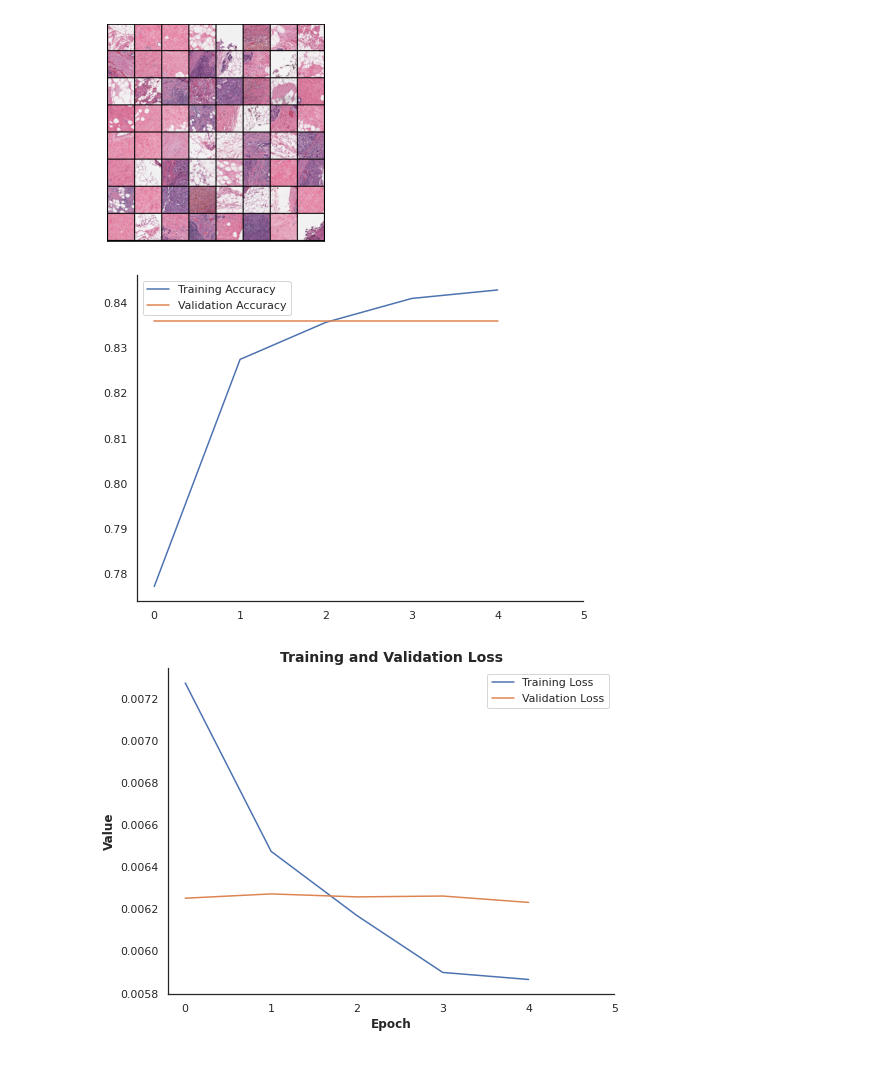
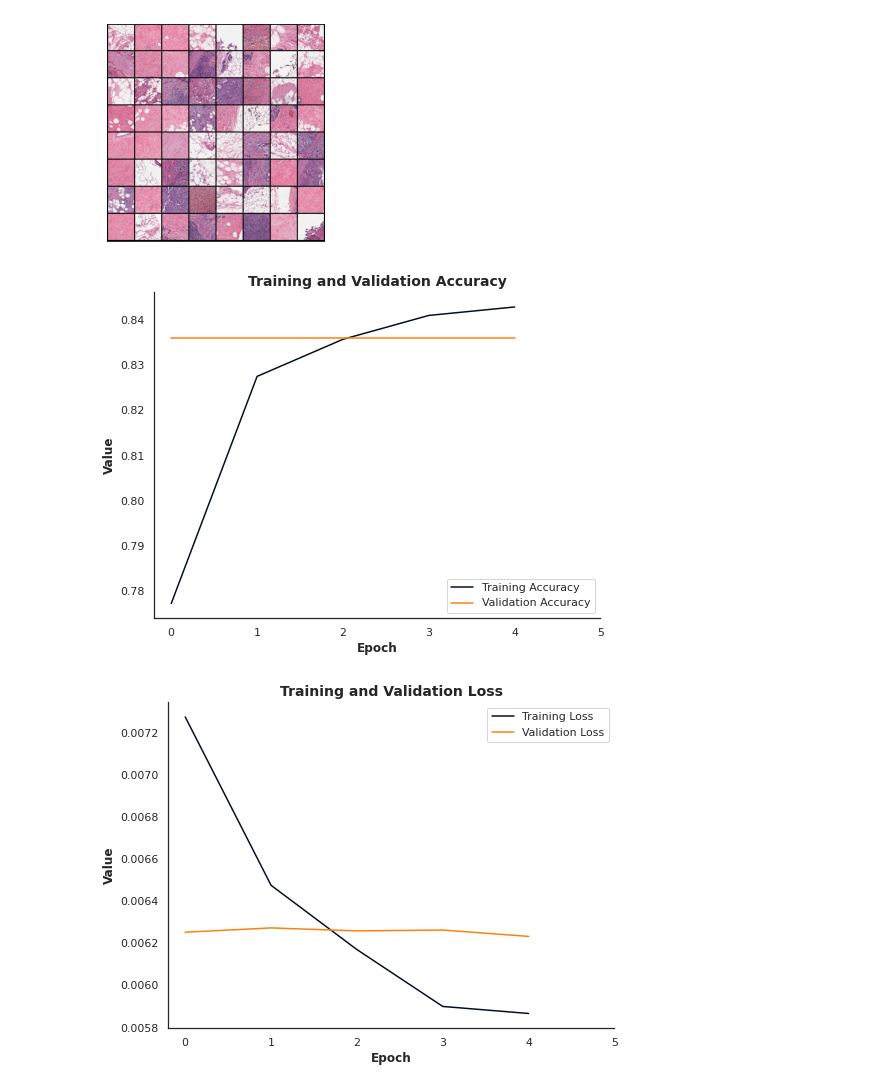
Before and after one commit to WorldWideWest/DSS-Cancer, a Jupyter notebook: classification.ipynb, the cells around one changed output. Saved outputs shown, nothing was run; the diff lists cells and outputs as text; code cells hidden in the pictures.

```diff
--- a/classification.ipynb
+++ b/classification.ipynb
@@ -133,21 +133,24 @@ with torch.no_grad():
 # torch.save(network.state_dict(), PATH)
 # %%
 plt.figure(figsize = (8,6))
-plt.plot(avgEpochAccuracy, label = "Training Accuracy")
-plt.plot(valEpochAccuracy, label = "Validation Accuracy")
+plt.plot(avgEpochAccuracy, label = "Training Accuracy", color = "#001024")
+plt.plot(valEpochAccuracy, label = "Validation Accuracy", color = "#FF800B")
+plt.title("Training and Validation Accuracy", fontsize = 14, fontweight = "bold")
+plt.xlabel("Epoch", fontsize = 12, fontweight = "bold")
+plt.ylabel("Value", fontsize = 12, fontweight = "bold")
 plt.xticks([0, 1, 2, 3, 4, 5])
-plt.legend()
+plt.legend(loc = "lower right")
 
 sns.set_style("white")
 sns.despine(top = True, right = True)
 
 plt.show()
 # %% [output]
-[figure, old version]
+[figure, new version]
 # %%
 plt.figure(figsize = (8,6))
-plt.plot(avgEpochLoss, label = "Training Loss")
-plt.plot(valEpochLoss, label = "Validation Loss")
+plt.plot(avgEpochLoss, label = "Training Loss", color = "#001024")
+plt.plot(valEpochLoss, label = "Validation Loss", color = "#FF800B")
 plt.title("Training and Validation Loss", fontsize = 14, fontweight = "bold")
 plt.xlabel("Epoch", fontsize = 12, fontweight = "bold")
 plt.ylabel("Value", fontsize = 12, fontweight = "bold")
@@ -159,4 +162,4 @@ sns.despine(top = True, right = True)
 plt.legend()
 plt.show()
 # %% [output]
-[figure, old version]
+[figure, new version]
```
Also changed, not shown: parts of 4 cells of this notebook.
